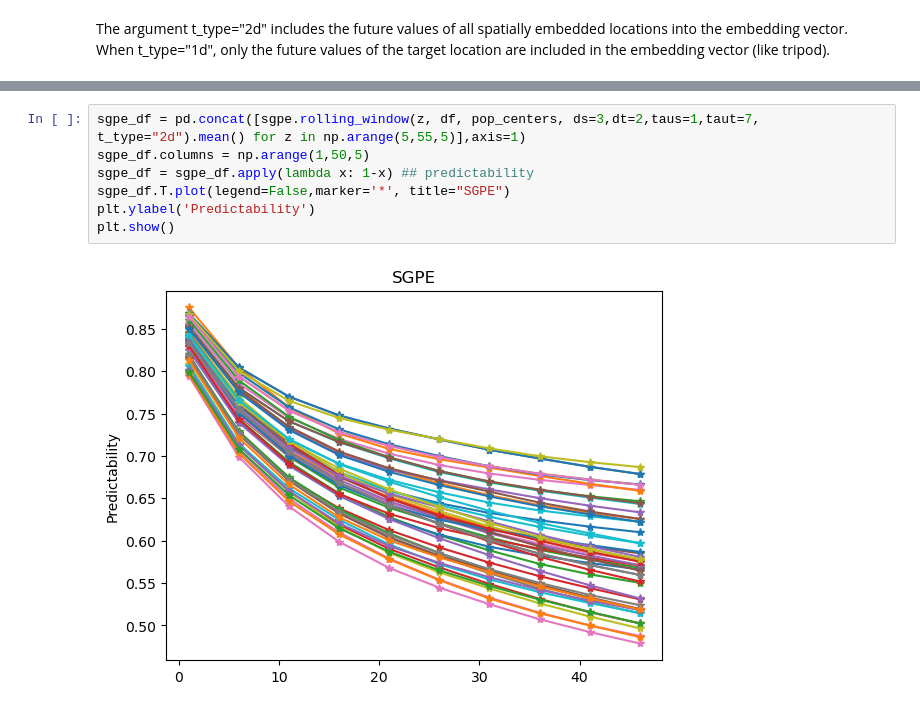
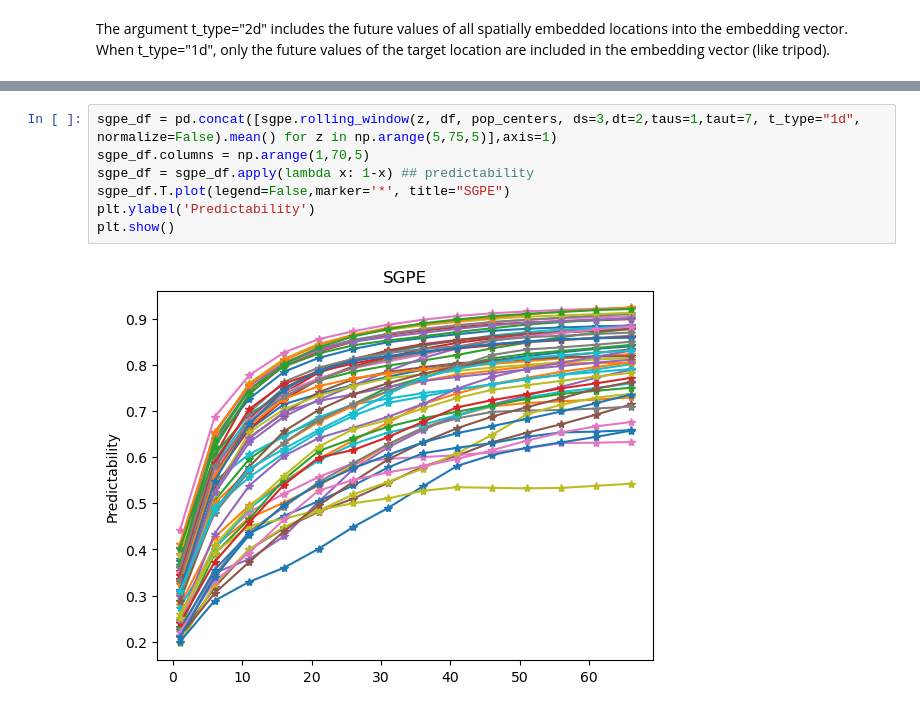
Before and after one commit to jeremynachison/SGPE_for_predictability, a Jupyter notebook: notebooks/test_ordpy.ipynb, the cells around one changed output, grey strips where cells are left out. Cells and saved outputs as stored; diff of their text form.

```diff
--- a/notebooks/test_ordpy.ipynb
+++ b/notebooks/test_ordpy.ipynb
@@ -74,9 +73,9 @@ The argument t_type="2d" includes the future values of all spatially embedded lo
 # %%
-sgpe_df = pd.concat([sgpe.rolling_window(z, df, pop_centers, ds=3,dt=2,taus=1,taut=7, t_type="2d").mean() for z in np.arange(5,55,5)],axis=1)
-sgpe_df.columns = np.arange(1,50,5)
+sgpe_df = pd.concat([sgpe.rolling_window(z, df, pop_centers, ds=3,dt=2,taus=1,taut=7, t_type="1d", normalize=False).mean() for z in np.arange(5,75,5)],axis=1)
+sgpe_df.columns = np.arange(1,70,5)
 sgpe_df = sgpe_df.apply(lambda x: 1-x) ## predictability
 sgpe_df.T.plot(legend=False,marker='*', title="SGPE")
 plt.ylabel('Predictability')
 plt.show()
 # %% [output]
-[figure, old version]
+[figure, new version]
```
Also changed, not shown: parts of 7 cells of this notebook, 29 other files.
